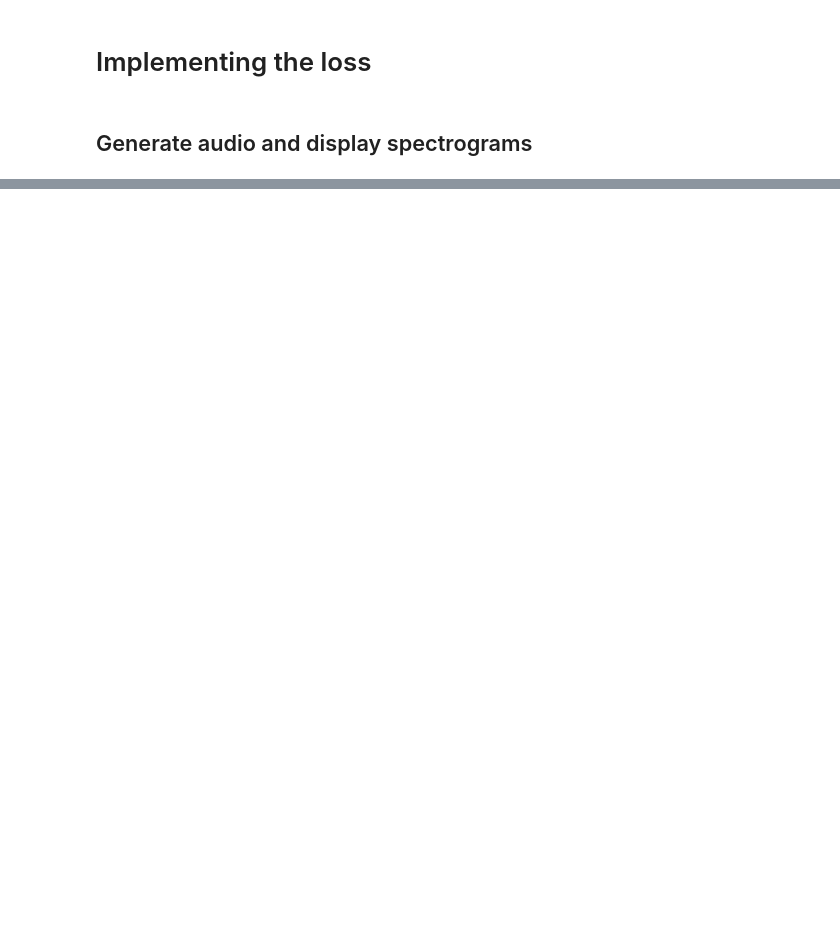
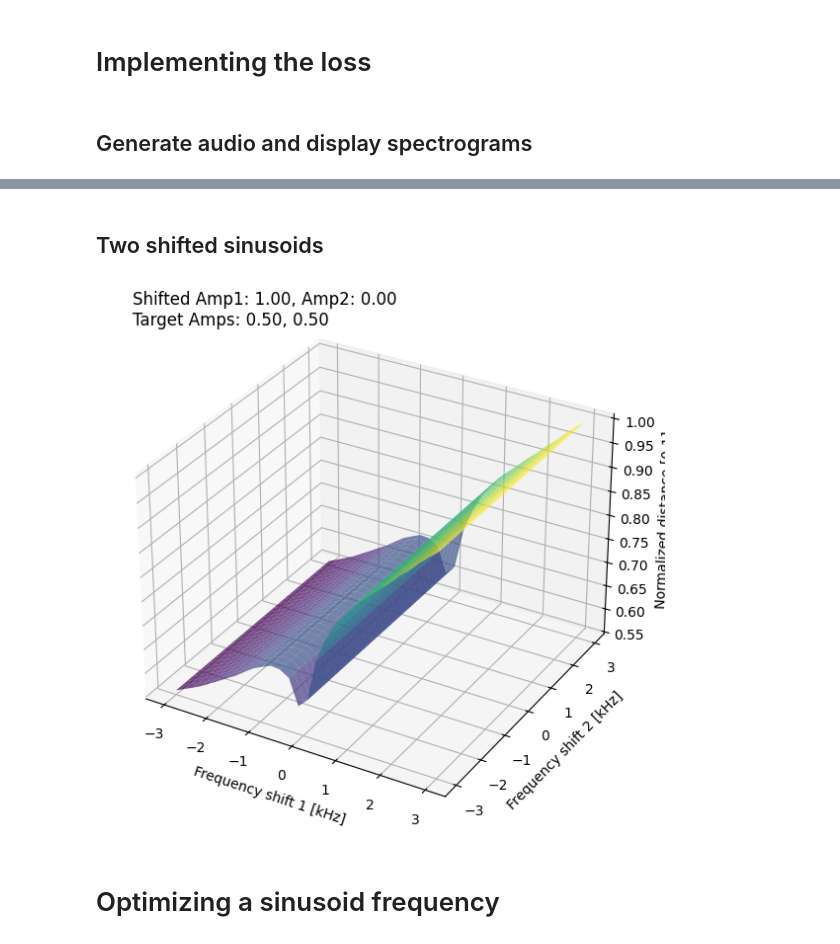
Before and after one commit to blazejkotowski/plaud, a Jupyter notebook: experiments/wasserstein_loss/wasserstein_loss.ipynb, the cells around one changed output, grey strips where cells are left out. Cells and saved outputs as stored; diff of their text form; code cells hidden in the pictures; blank space fills up the shorter version.

```diff
--- a/experiments/wasserstein_loss/wasserstein_loss.ipynb
+++ b/experiments/wasserstein_loss/wasserstein_loss.ipynb
@@ -444,0 +482,75 @@ plt.show()
+# %% [markdown]
+## Two shifted sinusoids
+# %%
+from mpl_toolkits.mplot3d import Axes3D
+from matplotlib import animation
+
+# Configurable parameters
+fs = 44100
+amp_steps_n = 60  # Number of steps for amplitude sweep
+freq_steps_n = 30
+shift = 3000
+base_freq_1 = 12000
+base_freq_2 = 3000
+freq_shifts = torch.linspace(-shift, shift, freq_steps_n)
+amp_steps = torch.linspace(0, 1, amp_steps_n)
+sample_rate = fs
+n_samples = int(sample_rate * dur)
+
+# Prepare meshgrid for frequency shifts
+X, Y = torch.meshgrid(freq_shifts.cpu() / 1000, freq_shifts.cpu() / 1000, indexing='ij')
+
+# Prepare amplitude pairs (amp1, amp2) for the shifted sinusoids only
+amp_pairs = []
+for i in range(amp_steps_n):
+  amp1 = amp_steps[i]
+  amp2 = 1 - amp1
+  amp_pairs.append((amp1.item(), amp2.item()))
+mid_idx = amp_steps_n // 2
+amp_pairs.insert(mid_idx, (0.5, 0.5))
+
+loss_fn_desc = f'ot+{gamma:.2f}mss'
+loss_fn = loss_functions[loss_fn_desc]
+
+# Target always has equal amplitudes
+target_amp1 = 0.5
+target_amp2 = 0.5
+
+# Precompute all loss landscapes for each amplitude pair
+loss_landscapes = []
+for amp1, amp2 in amp_pairs:
+  x = target_amp1 * torch.sin(torch.arange(n_samples)/sample_rate * base_freq_1 * 2 * torch.pi)
+  x += target_amp2 * torch.sin(torch.arange(n_samples)/sample_rate * base_freq_2 * 2 * torch.pi)
+  losses = np.zeros((len(freq_shifts), len(freq_shifts)))
+  for i, freq_shift_1 in enumerate(freq_shifts):
+    for j, freq_shift_2 in enumerate(freq_shifts):
+      y = amp1 * torch.sin(torch.arange(n_samples)/sample_rate * (base_freq_1+freq_shift_1) * 2 * torch.pi)
+      y += amp2 * torch.sin(torch.arange(n_samples)/sample_rate * (base_freq_2+freq_shift_2) * 2 * torch.pi)
+      losses[i, j] = loss_fn(x, y).cpu().detach().item()
+  # Normalize
+  losses = losses / (losses.max() + 1e-8)
+  loss_landscapes.append(losses)
+
+# Animation
+fig = plt.figure(figsize=(10, 7))
+ax = fig.add_subplot(111, projection='3d')
+surf = [None]
+
+def update(frame):
+  ax.clear()
+  losses = loss_landscapes[frame]
+  surf[0] = ax.plot_surface(X.numpy(), Y.numpy(), losses, cmap='viridis', alpha=0.7, edgecolor='none')
+  amp1, amp2 = amp_pairs[frame]
+  ax.set_xlabel('Frequency shift 1 [kHz]')
+  ax.set_ylabel('Frequency shift 2 [kHz]')
+  ax.set_zlabel('Normalized distance [0-1]')
+  # ax.set_title(f'Shifted Amplitudes: {amp1:.2f}, {amp2:.2f}')
+  ax.text2D(0.05, 0.95, f'Shifted Amp1: {amp1:.2f}, Amp2: {amp2:.2f}\nTarget Amps: 0.50, 0.50', transform=ax.transAxes, fontsize=12, color='black')
+
+ani = animation.FuncAnimation(fig, update, frames=len(amp_pairs), interval=400, repeat=True)
+ani.save('loss_landscape_animation.mp4', writer='ffmpeg', fps=24)
+plt.show()
+# %% [output]
+[figure, added]
+# %% [markdown]
+# Optimizing a sinusoid frequency
```
Also changed, not shown: parts of 10 cells of this notebook, 4 other files.
